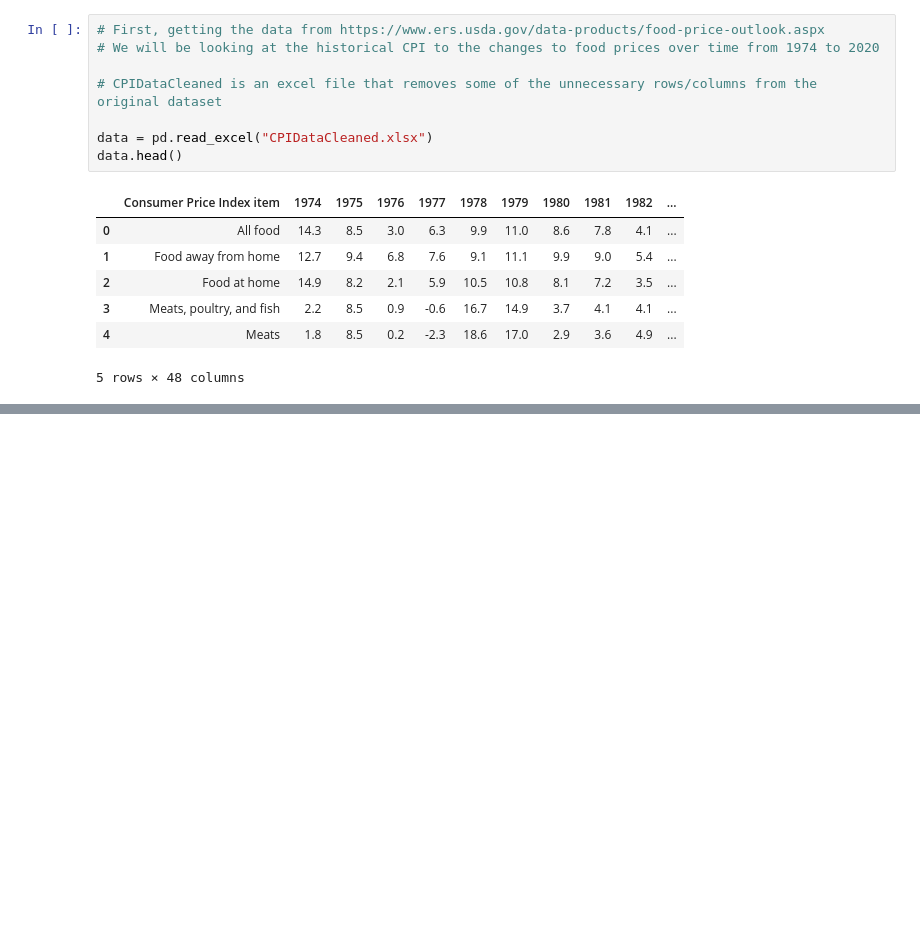
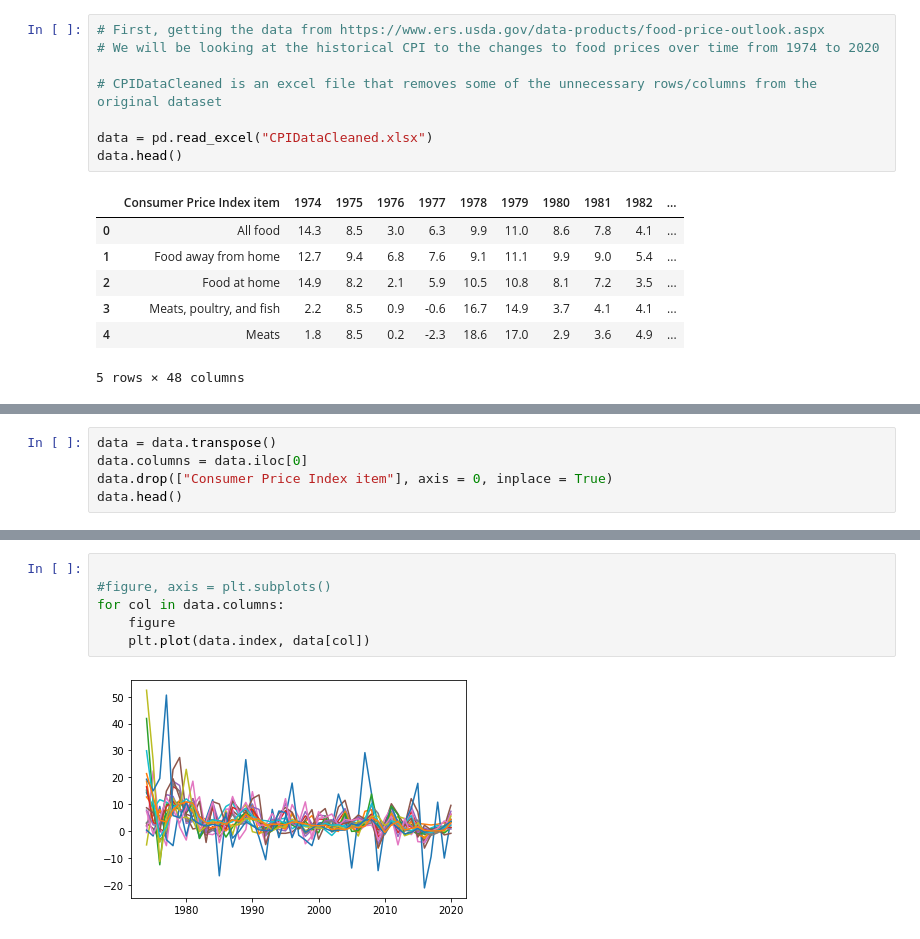
Before and after one commit to Zhu-Daniel/FoodPriceOutlookML, a Jupyter notebook: cmsc320finalproj.ipynb, the cells around one changed output, grey strips where cells are left out. Drawn from its saved outputs; the diff is of its cells as text; blank space fills up the shorter version.

Commit message:
Added initial plots and transformed data a bit, need to split the plots up so that they are on separate plots.

```diff
--- a/cmsc320finalproj.ipynb
+++ b/cmsc320finalproj.ipynb
@@ -55,0 +52,5 @@ You should now have your data stored in a pandas dataframe (called "data" in the
+# %%
+data = data.transpose()
+data.columns = data.iloc[0]
+data.drop(["Consumer Price Index item"], axis = 0, inplace = True)
+data.head()
@@ -55,0 +68,8 @@ You should now have your data stored in a pandas dataframe (called "data" in the
+# %%
+
+#figure, axis = plt.subplots()
+for col in data.columns:
+    figure
+    plt.plot(data.index, data[col])
+# %% [output]
+[figure, added]
```
Also changed, not shown: parts of 9 cells of this notebook, 1 other file.
